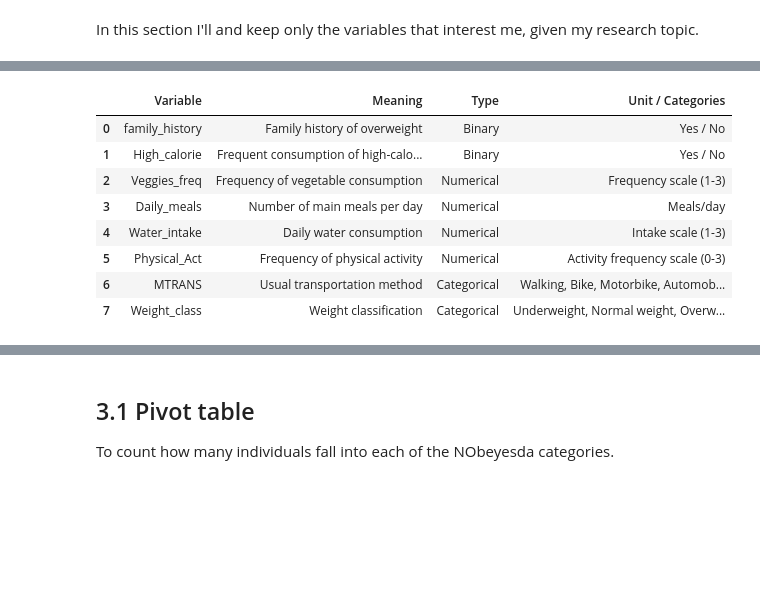
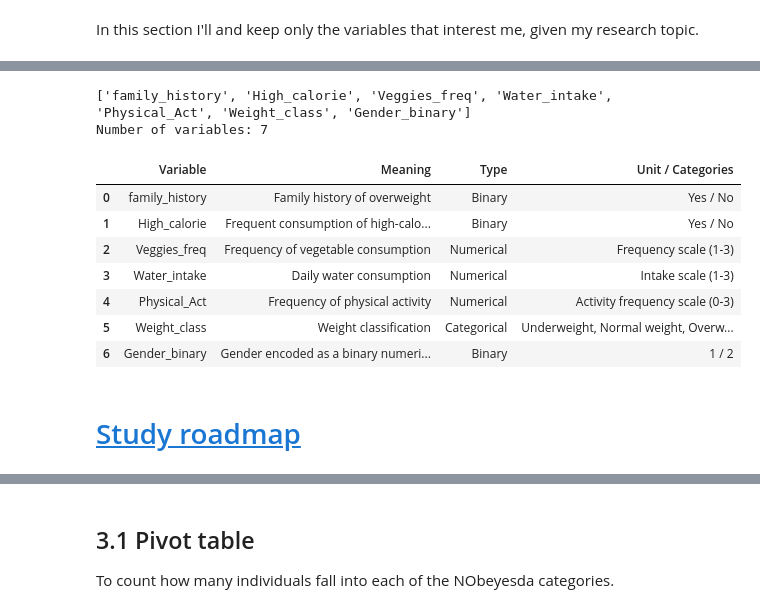
Before and after one commit to LeylahfrA01178568/2039_data_visualization, a Jupyter notebook: A6_intermediate_presentation.ipynb, the cells around one changed output, grey strips where cells are left out. Cells and saved outputs as stored; diff of their text form; code cells hidden in the pictures; blank space fills up the shorter version.

```diff
--- a/A6_intermediate_presentation.ipynb
+++ b/A6_intermediate_presentation.ipynb
@@ -204,8 +213,8 @@ In this section I'll and keep only the variables that interest me, given my rese
 
 interest_variables = [
     'family_history_with_overweight',
-    'FAVC', 'FCVC', 'NCP', 'CH2O',
-    'FAF', 'MTRANS', 'NObeyesdad'
+    'FAVC', 'FCVC', 'CH2O',
+    'FAF','NObeyesdad', 'Gender'
 ]
 
 # update data set with variables of interest
@@ -216,7 +225,6 @@ ndf.rename(columns={
     'family_history_with_overweight': 'family_history',
     'FAVC': 'High_calorie',
     'FCVC': 'Veggies_freq',
-    'NCP': 'Daily_meals',
     'CH2O': 'Water_intake',
     'FAF': 'Physical_Act',
     'NObeyesdad': 'Weight_class'
@@ -232,0 +241,9 @@ ndf.head()
+# %%
+# Encode Gender as a binary numerical variable
+
+ndf['Gender_binary'] = ndf['Gender'].map({
+    'Female': 1,
+    'Male': 2
+})
+
+ndf[['Gender', 'Gender_binary']].head()
@@ -249,0 +288,6 @@ for col in ndf.columns:
+# %%
+# Remove original Gender variable
+ndf.drop(columns=['Gender'], inplace=True)
+
+# Verify the remaining columns
+ndf.head()
@@ -250,3 +301,9 @@ for col in ndf.columns:
+# %%
+print(ndf.columns.tolist())
+print("Number of variables:", len(ndf.columns))
+# %% [output]
+['family_history', 'High_calorie', 'Veggies_freq', 'Water_intake', 'Physical_Act', 'Weight_class', 'Gender_binary']
+Number of variables: 7
 # %%
 variables_table = pd.DataFrame({
     'Variable': ndf.columns,
@@ -255,41 +312,41 @@ variables_table = pd.DataFrame({
         'Family history of overweight',
         'Frequent consumption of high-calorie food',
         'Frequency of vegetable consumption',
-        'Number of main meals per day',
         'Daily water consumption',
         'Frequency of physical activity',
-        'Usual transportation method',
-        'Weight classification'
+        'Weight classification',
+        'Gender encoded as a binary numerical value'
     ],
 
     'Unit / Categories': [
         'Yes / No',
         'Yes / No',
         'Frequency scale (1-3)',
-        'Meals/day',
         'Intake scale (1-3)',
         'Activity frequency scale (0-3)',
-        'Walking, Bike, Motorbike, Automobile, Public Transportation',
-        'Underweight, Normal weight, Overweight I-II, Obesity I-III'
+        'Underweight, Normal weight, Overweight I-II, Obesity I-III',
+        '1 / 2',
+
     ]
 })
 
 # Add previously identified types
 variables_table['Type'] = variables_table['Variable'].map(variable_types)
 
 # Arrange columns
 variables_table = variables_table[
     ['Variable', 'Meaning', 'Type', 'Unit / Categories']
 ]
 
 display(variables_table)
 # %% [output]
 |  | Variable | Meaning | Type | Unit / Categories |
 | 0 | family_history | Family history of overweight | Binary | Yes / No |
 | 1 | High_calorie | Frequent consumption of high-calo... | Binary | Yes / No |
 | 2 | Veggies_freq | Frequency of vegetable consumption | Numerical | Frequency scale (1-3) |
-| 3 | Daily_meals | Number of main meals per day | Numerical | Meals/day |
-| 4 | Water_intake | Daily water consumption | Numerical | Intake scale (1-3) |
-| 5 | Physical_Act | Frequency of physical activity | Numerical | Activity frequency scale (0-3) |
-| 6 | MTRANS | Usual transportation method | Categorical | Walking, Bike, Motorbike, Automob... |
-| 7 | Weight_class | Weight classification | Categorical | Underweight, Normal weight, Overw... |
+| 3 | Water_intake | Daily water consumption | Numerical | Intake scale (1-3) |
+| 4 | Physical_Act | Frequency of physical activity | Numerical | Activity frequency scale (0-3) |
+| 5 | Weight_class | Weight classification | Categorical | Underweight, Normal weight, Overw... |
+| 6 | Gender_binary | Gender encoded as a binary numeri... | Binary | 1 / 2 |
+# %% [markdown]
+# [Study roadmap](#scrollTo=u9q-QGBEvqn_&line=18&uniqifier=1)
```
Also changed, not shown: parts of 65 cells of this notebook.
